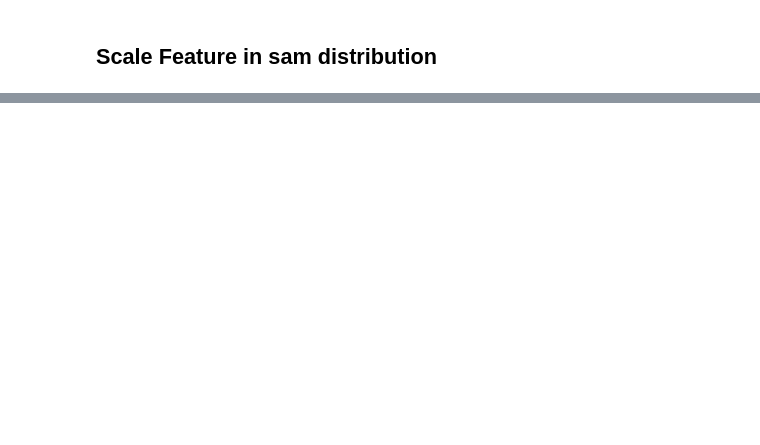
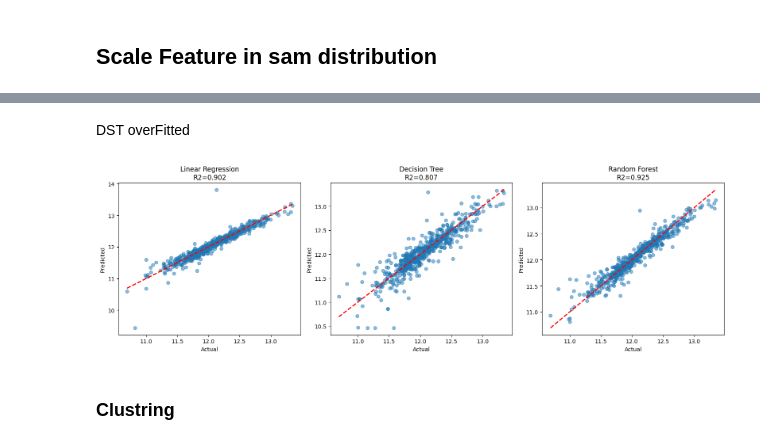
Before and after one commit to amr-belal/nexus-ml, a Jupyter notebook: notebooks/01_eda.ipynb, the cells around one changed output, grey strips where cells are left out. Cells and saved outputs as stored; diff of their text form; code cells hidden in the pictures; blank space fills up the shorter version.

```diff
--- a/notebooks/01_eda.ipynb
+++ b/notebooks/01_eda.ipynb
@@ -371,3 +371,5 @@ plt.show()
 > Nominal: Neighborhood و Garage Type، -> One Hot Encoding.
 
 > Ordinal: ordering -> Pool QC  [ Fa و TA و Gd و Ex،]  -> Label Encoding or Ordinal Encoding.
+# %%
+df_featured = create_features(df_copy)
@@ -433,0 +466,23 @@ max              7.84     26.03         8.20
+# %%
+from sklearn.ensemble import RandomForestRegressor
+from sklearn.tree import DecisionTreeRegressor
+
+# Decision Tree
+dt = DecisionTreeRegressor(random_state=42)
+dt.fit(X_train, y_train)
+y_pred_dt = dt.predict(X_test)
+
+print("Decision Tree:")
+print(f"RMSE: {np.sqrt(mean_squared_error(y_test, y_pred_dt)):.4f}")
+print(f"R2:   {r2_score(y_test, y_pred_dt):.4f}")
+
+print()
+
+# Random Forest
+rf = RandomForestRegressor(n_estimators=100, random_state=42)
+rf.fit(X_train, y_train)
+y_pred_rf = rf.predict(X_test)
+
+print("Random Forest:")
+print(f"RMSE: {np.sqrt(mean_squared_error(y_test, y_pred_rf)):.4f}")
+print(f"R2:   {r2_score(y_test, y_pred_rf):.4f}")
@@ -433,0 +524,26 @@ max              7.84     26.03         8.20
+# %% [markdown]
+DST overFitted
+# %%
+fig, axes = plt.subplots(1, 3, figsize=(16, 5))
+
+models = {
+    'Linear Regression': y_pred,
+    'Decision Tree': y_pred_dt,
+    'Random Forest': y_pred_rf
+}
+
+for ax, (name, preds) in zip(axes, models.items()):
+    ax.scatter(y_test, preds, alpha=0.5)
+    ax.plot([y_test.min(), y_test.max()],
+            [y_test.min(), y_test.max()],
+            'r--', lw=2)
+    ax.set_xlabel('Actual')
+    ax.set_ylabel('Predicted')
+    ax.set_title(f'{name}\nR2={r2_score(y_test, preds):.3f}')
+
+plt.tight_layout()
+plt.show()
+# %% [output]
+[figure, added]
+# %% [markdown]
+### Clustring
```
Also changed, not shown: parts of 29 cells of this notebook.
